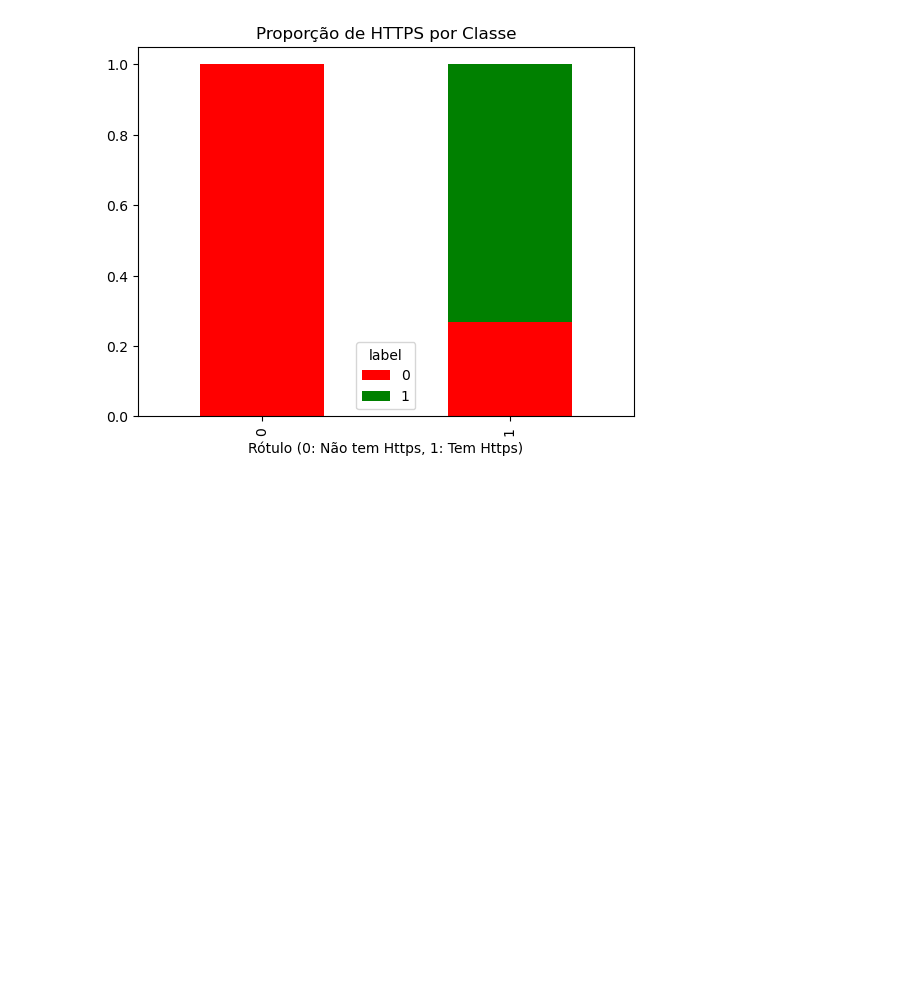
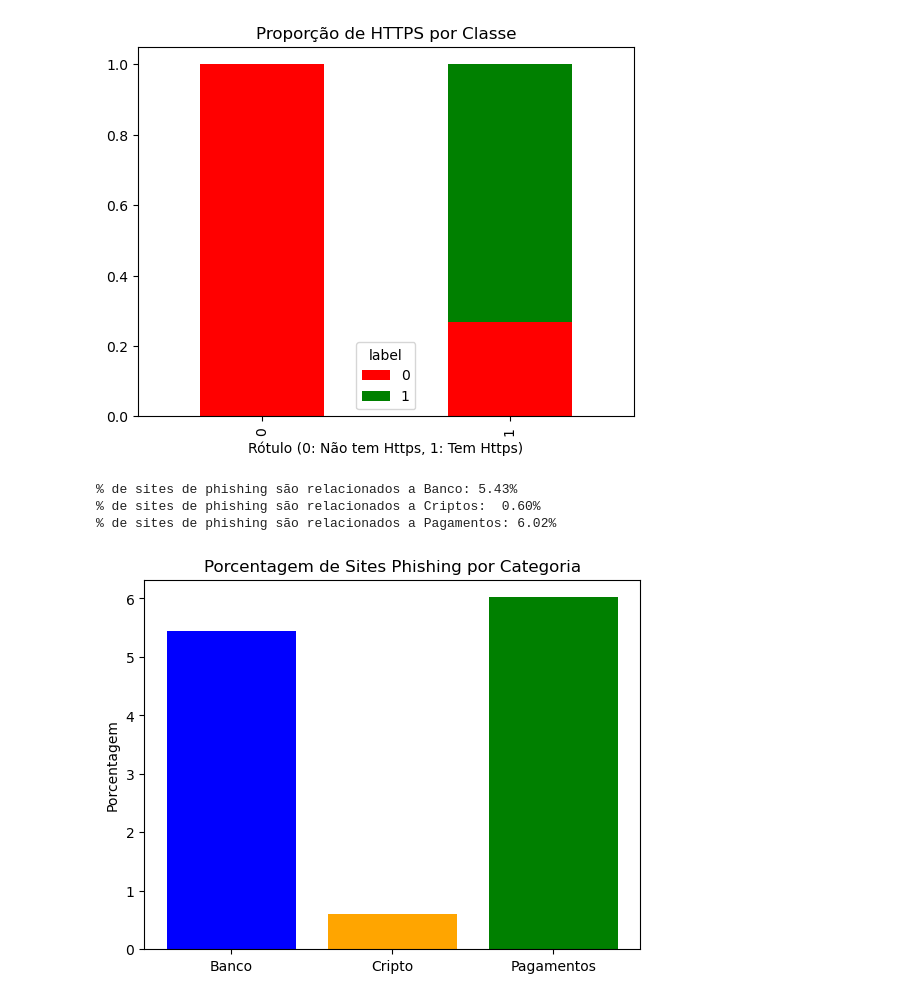
Before and after one commit to yury-miguel/Url_Sentinela, a Jupyter notebook: notebooks/analise_exploratoria.ipynb, the cells around one changed output. Drawn from its saved outputs; the diff is of its cells as text; code cells hidden in the pictures; blank space fills up the shorter version.

Commit message:
Finalização da Analise Exploratória (estudo de caso e analise dos dados)

```diff
--- a/notebooks/analise_exploratoria.ipynb
+++ b/notebooks/analise_exploratoria.ipynb
@@ -228,3 +228,30 @@ plt.xlabel('Rótulo (0: Não tem Https, 1: Tem Https)')
 plt.show()
 # %% [output]
 [figure]
+# %%
+# Filtra por dados de site que são phishing
+sites_phishing = dataframe[dataframe['label'] == 0]
+
+# Pega a porcentagem de bancos, criptos e pagamentos que definitivamente são phishing
+banco_porcentagem = sites_phishing['Bank'].mean() * 100
+cripto_porcentagem = sites_phishing['Crypto'].mean() * 100
+pagamentos_porcentagem = sites_phishing['Pay'].mean() * 100
+
+print(f"% de sites de phishing são relacionados a Banco: {banco_porcentagem:.2f}%")
+print(f"% de sites de phishing são relacionados a Criptos:  {cripto_porcentagem:.2f}%")
+print(f"% de sites de phishing são relacionados a Pagamentos: {pagamentos_porcentagem:.2f}%\n\n")
+
+# Visualizar Gráfico de barras
+
+categorias = ['Banco', 'Cripto', 'Pagamentos']
+porcentagens = [banco_porcentagem, cripto_porcentagem, pagamentos_porcentagem]
+
+plt.bar(categorias, porcentagens, color=['blue', 'orange', 'green'])
+plt.title("Porcentagem de Sites Phishing por Categoria")
+plt.ylabel("Porcentagem")
+plt.show()
+# %% [output]
+% de sites de phishing são relacionados a Banco: 5.43%
+% de sites de phishing são relacionados a Criptos:  0.60%
+% de sites de phishing são relacionados a Pagamentos: 6.02%
+[figure, added]
```
Also changed, not shown: parts of 3 cells of this notebook, 1 other file.
